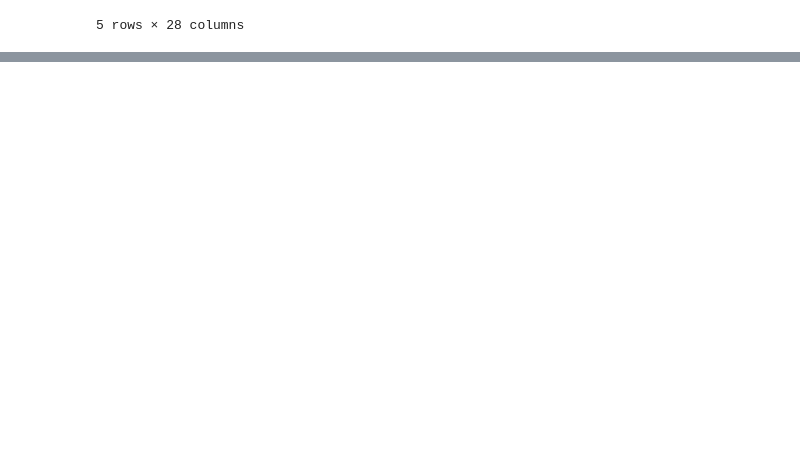
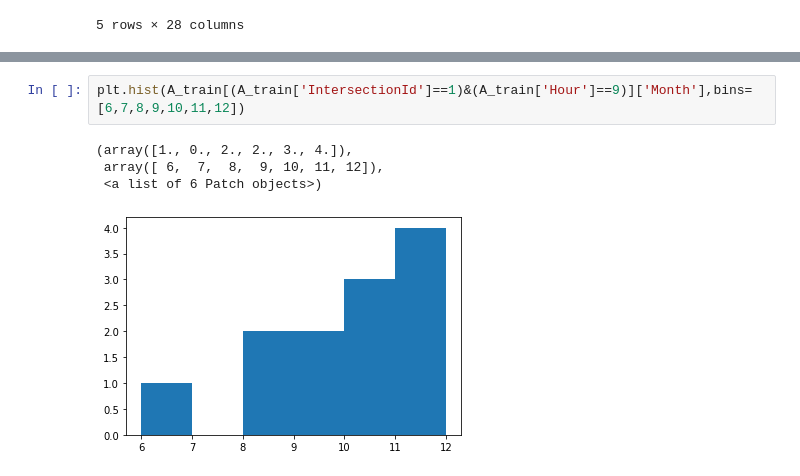
Before and after one commit to max-miller/kaggle_crue, a Jupyter notebook: bigquery-geotab-intersection-congestion/data_exploration.ipynb, the cells around one changed output, grey strips where cells are left out. Cells and saved outputs as stored; diff of their text form; blank space fills up the shorter version.

```diff
--- a/bigquery-geotab-intersection-congestion/data_exploration.ipynb
+++ b/bigquery-geotab-intersection-congestion/data_exploration.ipynb
@@ -16,0 +86,7 @@ train.head()
+# %%
+plt.hist(A_train[(A_train['IntersectionId']==1)&(A_train['Hour']==9)]['Month'],bins=[6,7,8,9,10,11,12])
+# %% [output]
+(array([1., 0., 2., 2., 3., 4.]),
+ array([ 6,  7,  8,  9, 10, 11, 12]),
+ <a list of 6 Patch objects>)
+[figure, added]
```
Also changed, not shown: parts of 15 cells of this notebook.
